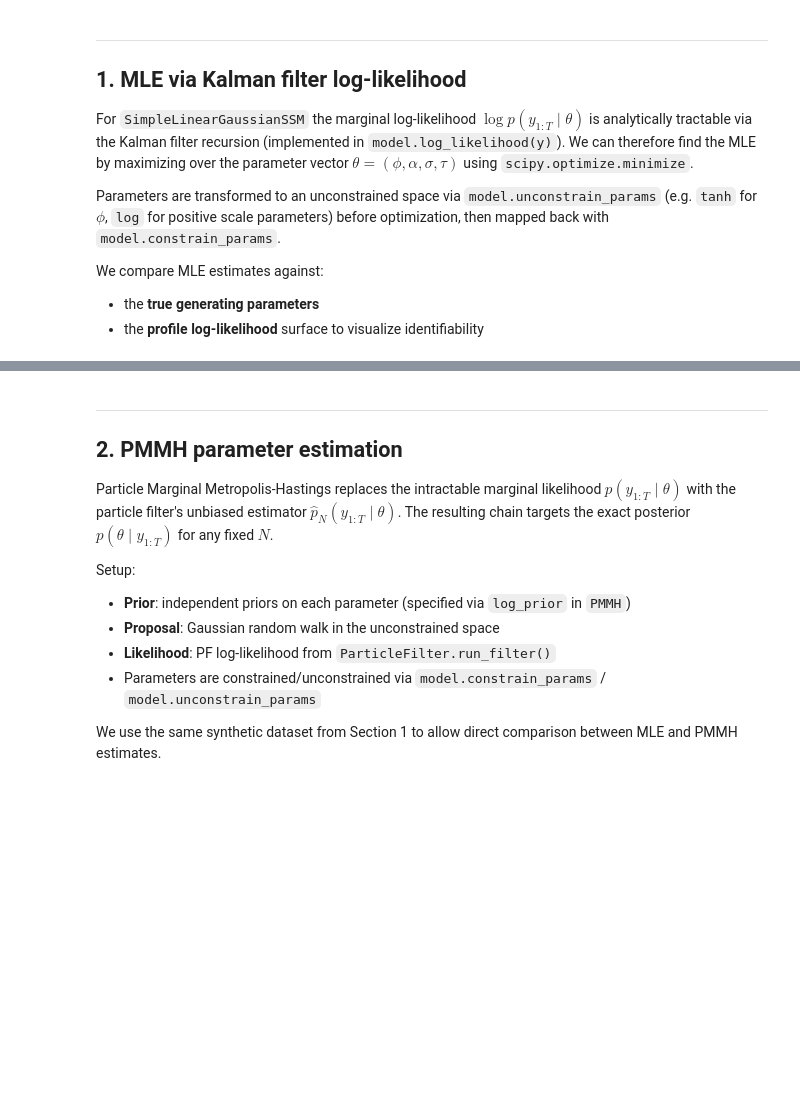
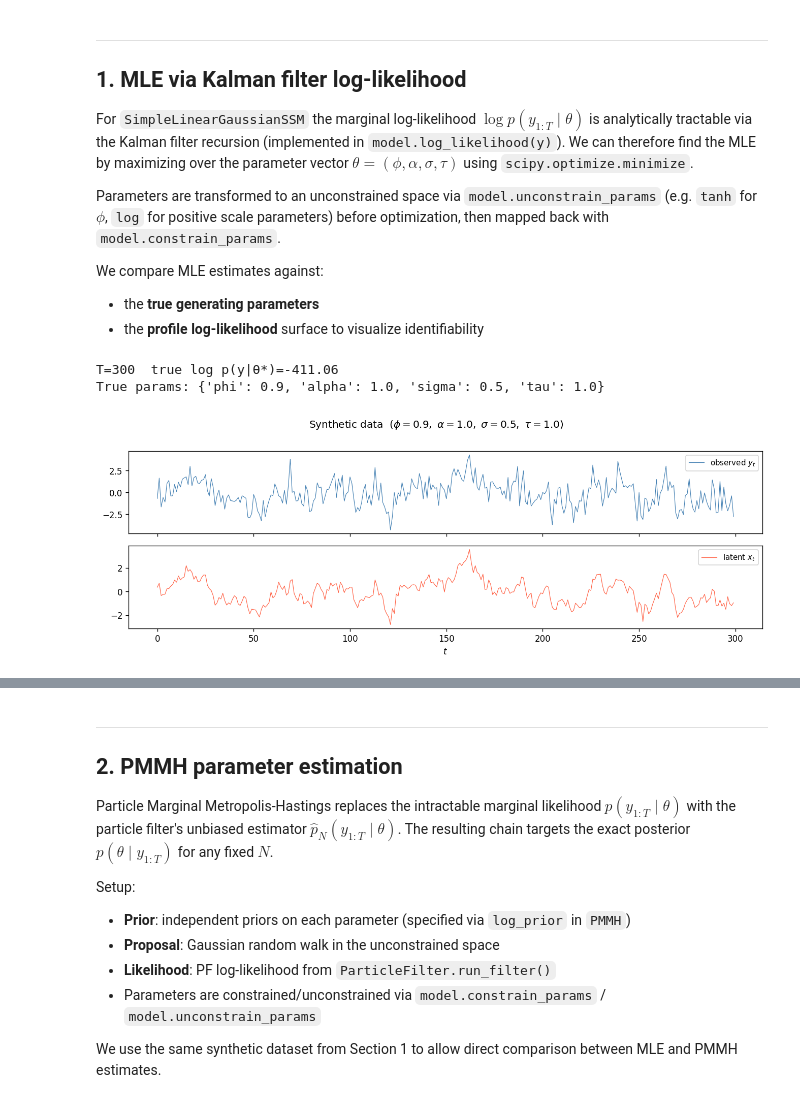
Before and after one commit to rickyli02/particle_filter_project_submission, a Jupyter notebook: notebooks/parameter_estimation.ipynb, the cells around one changed output, grey strips where cells are left out. Drawn from its saved outputs; the diff is of its cells as text; code cells hidden in the pictures; blank space fills up the shorter version.

Commit message:
Parameter estimation notebook update. still requires verification

```diff
--- a/notebooks/parameter_estimation.ipynb
+++ b/notebooks/parameter_estimation.ipynb
@@ -52,6 +54,33 @@ We compare MLE estimates against:
 - the **true generating parameters**
 - the **profile log-likelihood** surface to visualize identifiability
 # %%
-# True parameters and synthetic dataset
-# implement
+# ── true parameters and synthetic dataset ─────────────────────────────────────
+TRUE_PARAMS = dict(phi=0.9, alpha=1.0, sigma=0.5, tau=1.0)
+T    = 300
+SEED = 42
+
+model = SimpleLinearGaussianSSM(**TRUE_PARAMS, seed=SEED)
+states_raw, obs_raw, true_loglik = model.generate_data(T)
+states = states_raw.ravel()   # (T,)
+obs    = obs_raw.ravel()      # (T,)
+
+print(f"T={T}  true log p(y|θ*)={true_loglik[0]:.2f}")
+print(f"True params: {TRUE_PARAMS}")
+
+fig, axes = plt.subplots(2, 1, figsize=(11, 4), sharex=True)
+axes[0].plot(obs,    lw=0.7, color='steelblue', label='observed $y_t$')
+axes[1].plot(states, lw=0.7, color='tomato',    label='latent $x_t$')
+for ax in axes:
+    ax.legend(loc='upper right', fontsize=9)
+axes[1].set_xlabel('$t$')
+fig.suptitle(
+    r'Synthetic data  ($\phi=0.9,\ \alpha=1.0,\ \sigma=0.5,\ \tau=1.0$)',
+    y=1.01,
+)
+plt.tight_layout()
+plt.show()
+# %% [output]
+T=300  true log p(y|θ*)=-411.06
+True params: {'phi': 0.9, 'alpha': 1.0, 'sigma': 0.5, 'tau': 1.0}
+[figure, added]
 # %%
```
Also changed, not shown: parts of 16 cells of this notebook, 4 other files.
